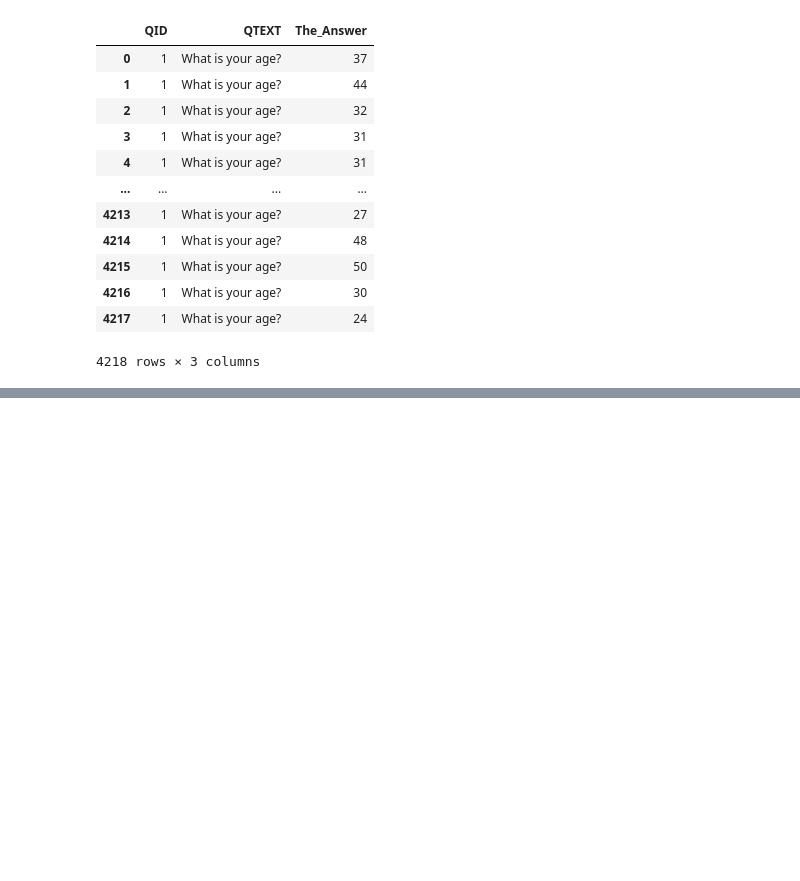
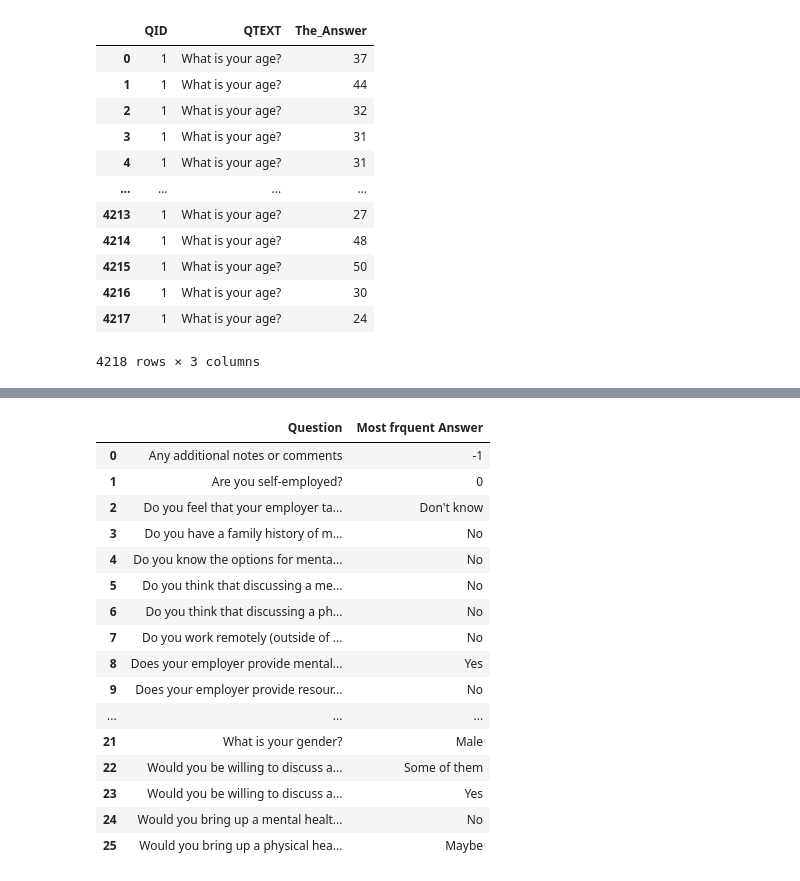
Before and after one commit to Noorpr/SQL_DataAnalysis_Project, a Jupyter notebook: SQL-project.ipynb, the cells around one changed output, grey strips where cells are left out. Saved outputs shown, nothing was run; the diff lists cells and outputs as text; code cells hidden in the pictures; blank space fills up the shorter version.

```diff
--- a/SQL-project.ipynb
+++ b/SQL-project.ipynb
@@ -84,0 +182,25 @@ query
+# %%
+mode_values = survey14.groupby('Question')['Answer'].agg(lambda x: x.mode().iloc[0] if not x.mode().empty else None)
+mode_values = mode_values.reset_index()
+
+mode_values.columns = ['Question', 'Most frquent Answer']
+
+mode_values.sort_values(by='Question')
+# %% [output]
+|  | Question | Most frquent Answer |
+| 0 | Any additional notes or comments | -1 |
+| 1 | Are you self-employed? | 0 |
+| 2 | Do you feel that your employer ta... | Don't know |
+| 3 | Do you have a family history of m... | No |
+| 4 | Do you know the options for menta... | No |
+| 5 | Do you think that discussing a me... | No |
+| 6 | Do you think that discussing a ph... | No |
+| 7 | Do you work remotely (outside of ... | No |
+| 8 | Does your employer provide mental... | Yes |
+| 9 | Does your employer provide resour... | No |
+| ... | ... | ... |
+| 21 | What is your gender? | Male |
+| 22 | Would you be willing to discuss a... | Some of them |
+| 23 | Would you be willing to discuss a... | Yes |
+| 24 | Would you bring up a mental healt... | No |
+| 25 | Would you bring up a physical hea... | Maybe |
```
Also changed, not shown: parts of 11 cells of this notebook.
